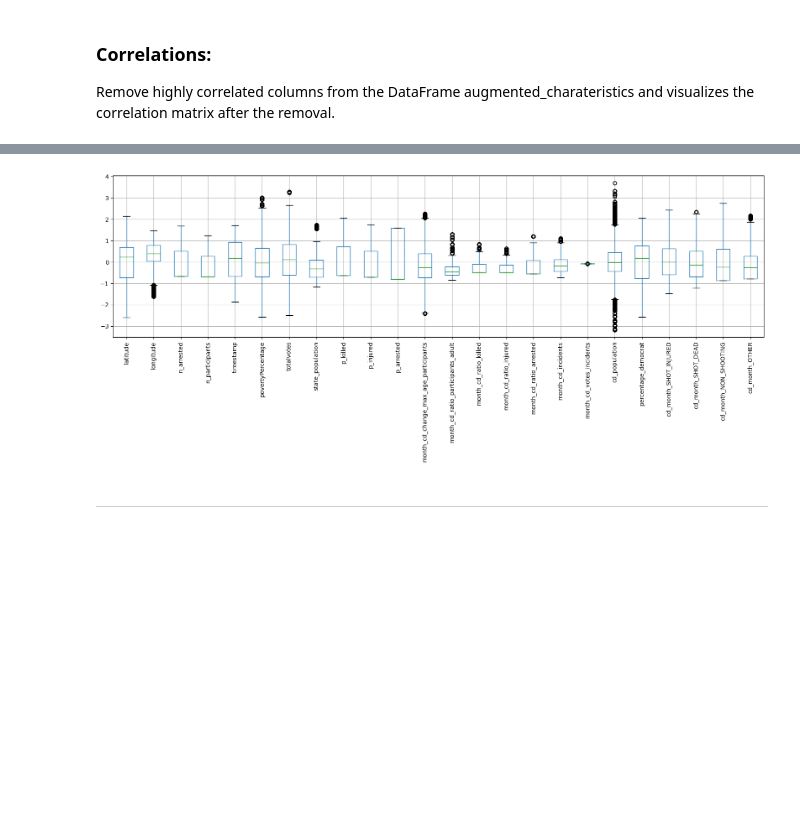
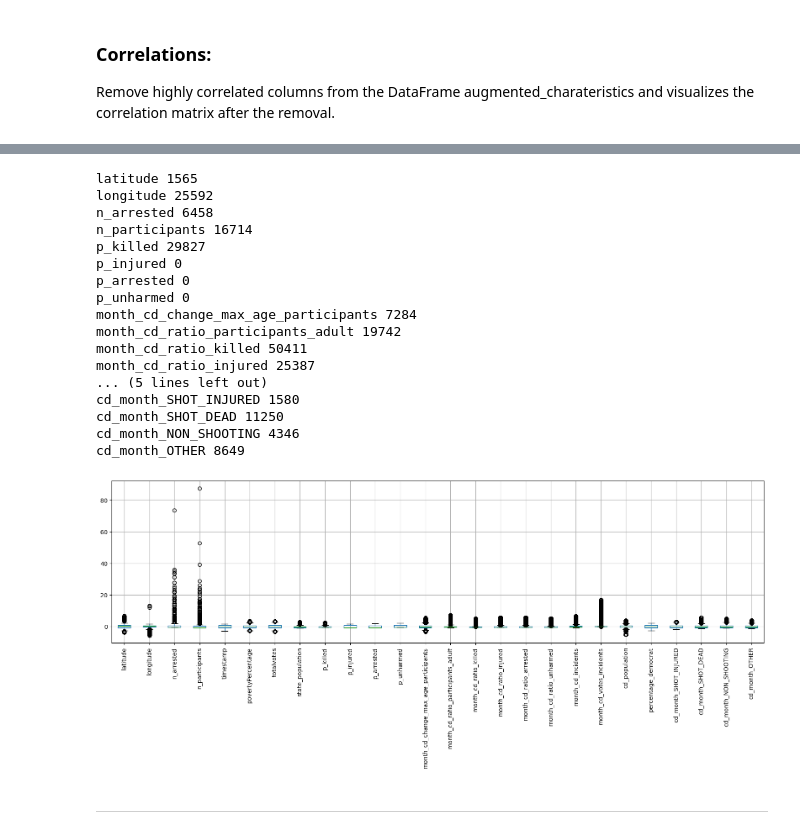
Before and after one commit to gentannipea/DataMining-2023, a Jupyter notebook: notebooks/Data_Cleaning.ipynb, the cells around one changed output, grey strips where cells are left out. Saved outputs shown, nothing was run; the diff lists cells and outputs as text; code cells hidden in the pictures; blank space fills up the shorter version.

```diff
--- a/notebooks/Data_Cleaning.ipynb
+++ b/notebooks/Data_Cleaning.ipynb
@@ -556,2 +598,6 @@ else:
+# %%
+# create a flag CLEAN in `with_sampling` to indicate if the row had no null values in incidents_without_problems
+to_flag_as_clean = incidents_without_problems[~incidents_without_problems.isna().any(axis=1)]
+with_sampling['CLEAN'] = with_sampling.index.isin(to_flag_as_clean.index)
 # %%
 # total number of rows:
@@ -595,6 +641,6 @@ Percentage (%) of null/NaN values for each column:
 +----+-------------+--------------+------------+---------+------------------+------------+-------------+--------------------------+------------------------+------------------------+------------------- ...
 # %%
-cincidents = cons_incidents.copy()
+cincidents = with_sampling.copy()
 
 cincidents = cincidents[~cincidents['congressional_district'].isnull()]
 
@@ -676,3 +704,5 @@ print(tabulate(pd.DataFrame(cincidents.isnull().sum(axis=0)).T, headers='keys',
+# %%
+cincidents = pd.read_csv('../dataset/data/cincidents.csv', index_col=0)
 # %% [markdown]
 ### Merging tables
 # %%
@@ -965,6 +995,7 @@ plt.show()
 
 print(tabulate(c.describe(), headers='keys', tablefmt='psql'))
 
+# Remove columns with IQR == 0 (i.e. most values are the same)
 to_remove_columns = []
 for col in c.select_dtypes(include=['float64', 'int64']).columns:
     quantiles = c[col].quantile([0.25, 0.75])
@@ -977,7 +1008,7 @@ c = c.drop(columns=to_remove_columns)
 # ---
 
 # Set the dtype of all non-numeric columns to 'object'
-cat_cols = ['date_month', 'date_day', 'congressional_district', 'state', 'incident_characteristics1', 'city_or_county', 'party']
+cat_cols = ['date_month', 'date_day', 'congressional_district', 'state', 'incident_characteristics1', 'city_or_county', 'party', 'CLEAN']
 c[cat_cols] = c[cat_cols].astype('object')
 print(c.select_dtypes(include=['float64', 'int64']).columns.shape)
 
@@ -1017,23 +1057,45 @@ plt.show()
 # %%
 e = d.copy()
 f = e.select_dtypes(include=['float64', 'int64']).copy()
 to_inter = ['timestamp', 'congressional_district', 'date_month', 'date_day', 'state_population', 'cd_population', 'totalvotes', 'povertyPercentage']
 to_inter = list(set(f.columns) & set(to_inter))
 f = f.drop(columns=to_inter)
 
+e['OUTLIER'] = 0
 for col in f.columns:
     (q1, q3) = f[col].quantile([0.25, 0.75])
     iqr = q3 - q1
     fence_low = q1 - 1.5 * iqr
     fence_high = q3 + 1.5 * iqr
-    e = e[(e[col] >= fence_low) * (e[col] <= fence_high)]
+    outlier_indexes = e[~((e[col] >= fence_low) * (e[col] <= fence_high))].index
+    print(col, len(outlier_indexes))
+    e.loc[outlier_indexes, 'OUTLIER'] += 1
+
+e['OUTLIER'] = e['OUTLIER'].astype('object')
 
 pd.plotting.boxplot(e, figsize=(20, 5));
 # rotate axis labels
 plt.xticks(rotation=90)
 plt.show()
 # %% [output]
+latitude 1565
+longitude 25592
+n_arrested 6458
+n_participants 16714
+p_killed 29827
+p_injured 0
+p_arrested 0
+p_unharmed 0
+month_cd_change_max_age_participants 7284
+month_cd_ratio_participants_adult 19742
+month_cd_ratio_killed 50411
+month_cd_ratio_injured 25387
+... (5 lines left out)
+cd_month_SHOT_INJURED 1580
+cd_month_SHOT_DEAD 11250
+cd_month_NON_SHOOTING 4346
+cd_month_OTHER 8649
-[figure, old version]
+[figure, new version]
 # %% [markdown]
 ---
 # %% [markdown]
```
Also changed, not shown: parts of 16 cells of this notebook.
